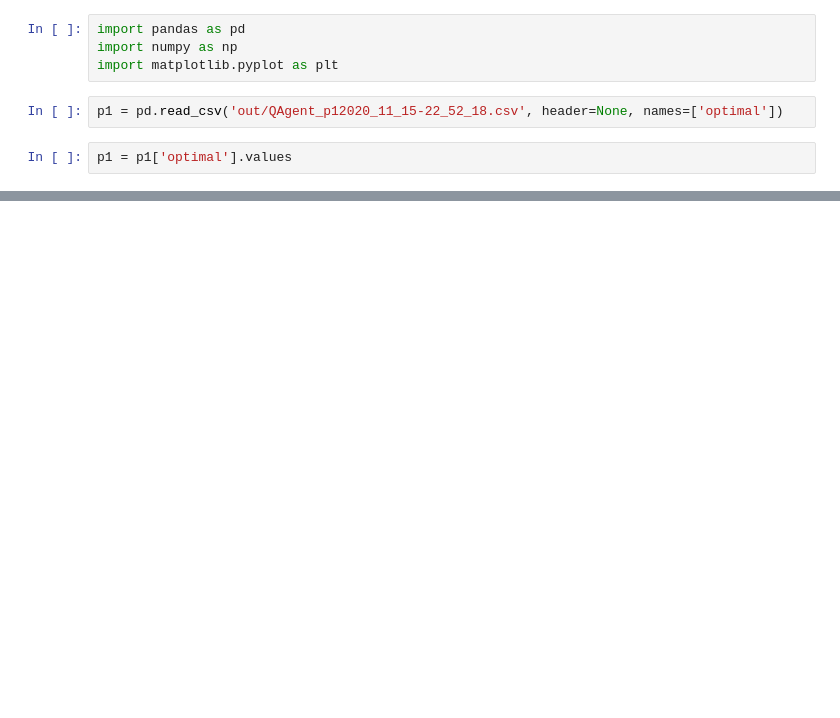
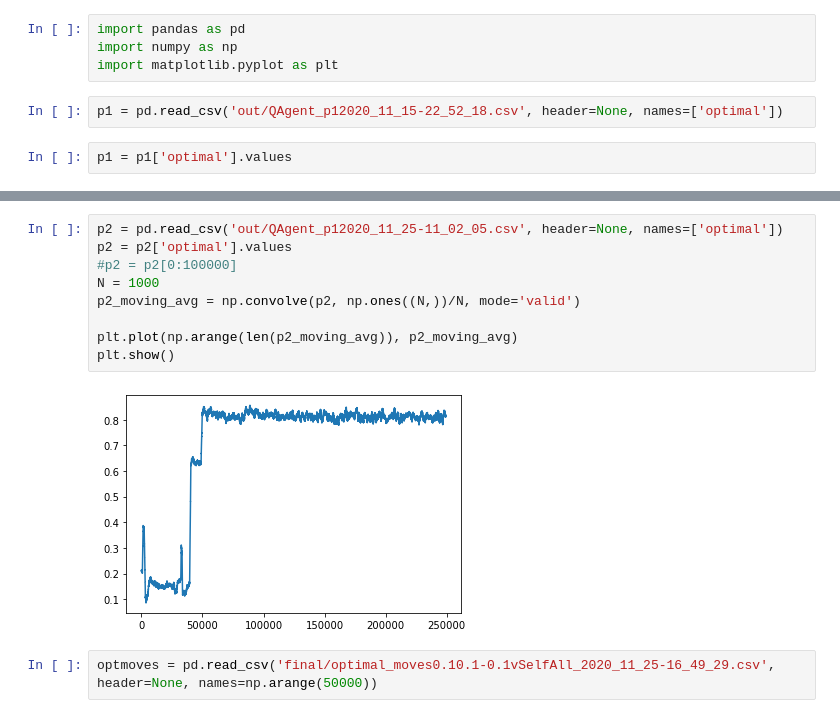
Before and after one commit to MartenThompson/rl-nim, a Jupyter notebook: code/visualization.ipynb, the cells around one changed output, grey strips where cells are left out. Saved outputs shown, nothing was run; the diff lists cells and outputs as text; blank space fills up the shorter version.

```diff
--- a/code/visualization.ipynb
+++ b/code/visualization.ipynb
@@ -18,0 +20,13 @@ plt.show()
+# %%
+p2 = pd.read_csv('out/QAgent_p12020_11_25-11_02_05.csv', header=None, names=['optimal'])
+p2 = p2['optimal'].values
+#p2 = p2[0:100000]
+N = 1000
+p2_moving_avg = np.convolve(p2, np.ones((N,))/N, mode='valid')
+
+plt.plot(np.arange(len(p2_moving_avg)), p2_moving_avg)
+plt.show()
+# %% [output]
+[figure, added]
+# %%
+optmoves = pd.read_csv('final/optimal_moves0.10.1-0.1vSelfAll_2020_11_25-16_49_29.csv', header=None, names=np.arange(50000))
```
Also changed, not shown: parts of 5 cells of this notebook, 2 other files.
